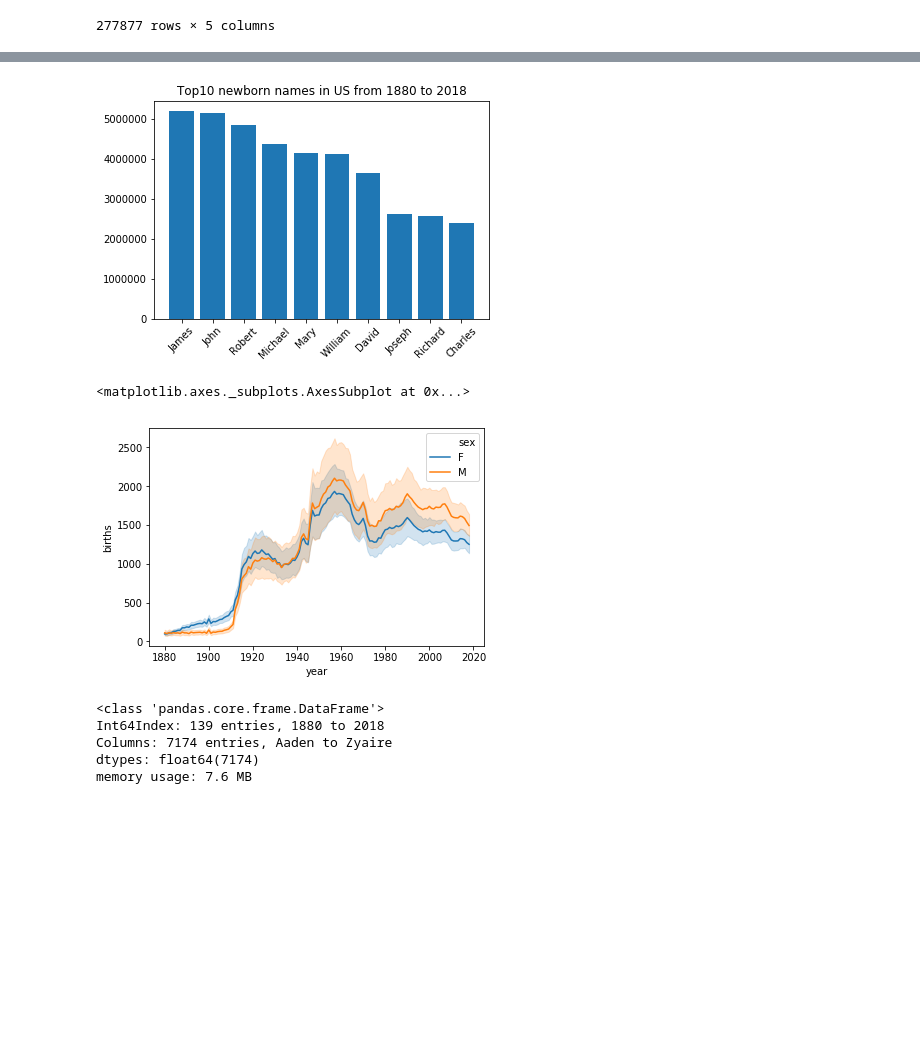
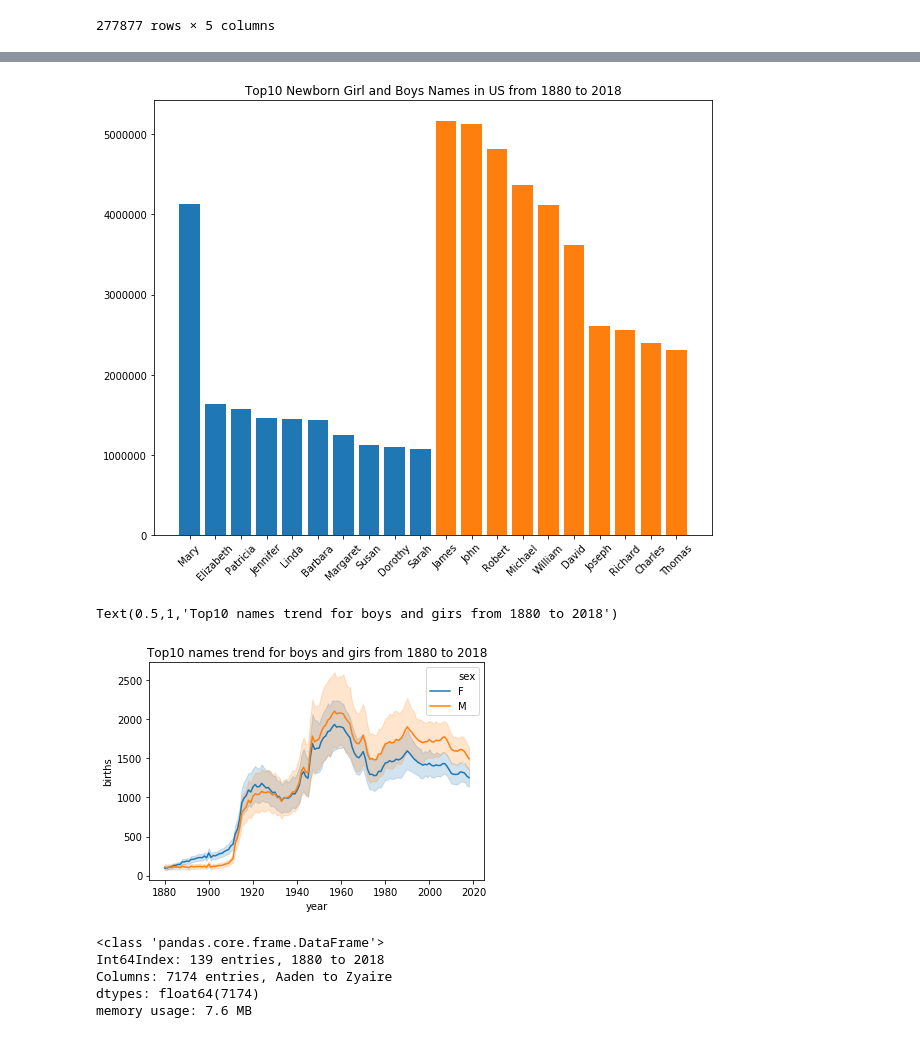
Before and after one commit to ffflora/data-analysis-projects, a Jupyter notebook: babynames.ipynb, the cells around one changed output, grey strips where cells are left out. Saved outputs shown, nothing was run; the diff lists cells and outputs as text; code cells hidden in the pictures; blank space fills up the shorter version.

```diff
--- a/babynames.ipynb
+++ b/babynames.ipynb
@@ -114,17 +146,27 @@ top1000
+# %%
+def get_top_name(sex):
+    if(sex=='F'):
+        topname = top1000[top1000.sex=='F'].groupby(['name']).births.sum().sort_values(ascending=False)
+    elif(sex=='M'):
+        topname = top1000[top1000.sex=='M'].groupby(['name']).births.sum().sort_values(ascending=False)
+    else:
+        topname = top1000.groupby(['name']).births.sum().sort_values(ascending=False)
+    return topname
 # %%
-topname = top1000.groupby(['name']).births.sum().sort_values(ascending=False)
-
-plt.bar(topname[:10].index,result[:10])
-plt.title('Top10 Newborn Names in US from 1880 to 2018')
+fig,axes = plt.subplots(1,1,figsize=(10,8))
+plt.bar(get_top_name('F')[:10].index,get_top_name('F')[:10])
+plt.bar(get_top_name('M')[:10].index,get_top_name('M')[:10])
+plt.title('Top10 Newborn Girl and Boys Names in US from 1880 to 2018')
 plt.xticks(rotation = 45)
 plt.show()
 # %% [output]
-[figure, old version]
+[figure, new version]
 # %%
+#Top10 names trend for boys and girs from 1880 to 2018
 import seaborn as sns
-sns.lineplot(data=top1000, x='year', y='births', hue='sex')
+sns.lineplot(data=top1000, x='year', y='births', hue='sex').set_title('Top1000 names trend for boys and girs from 1880 to 2018')
 # %% [output]
-<matplotlib.axes._subplots.AxesSubplot at 0x...>
+Text(0.5,1,'Top10 names trend for boys and girs from 1880 to 2018')
-[figure, old version]
+[figure, new version]
 # %%
 # analyze the trend of the names
```
Also changed, not shown: parts of 6 cells of this notebook, 1 other file.
